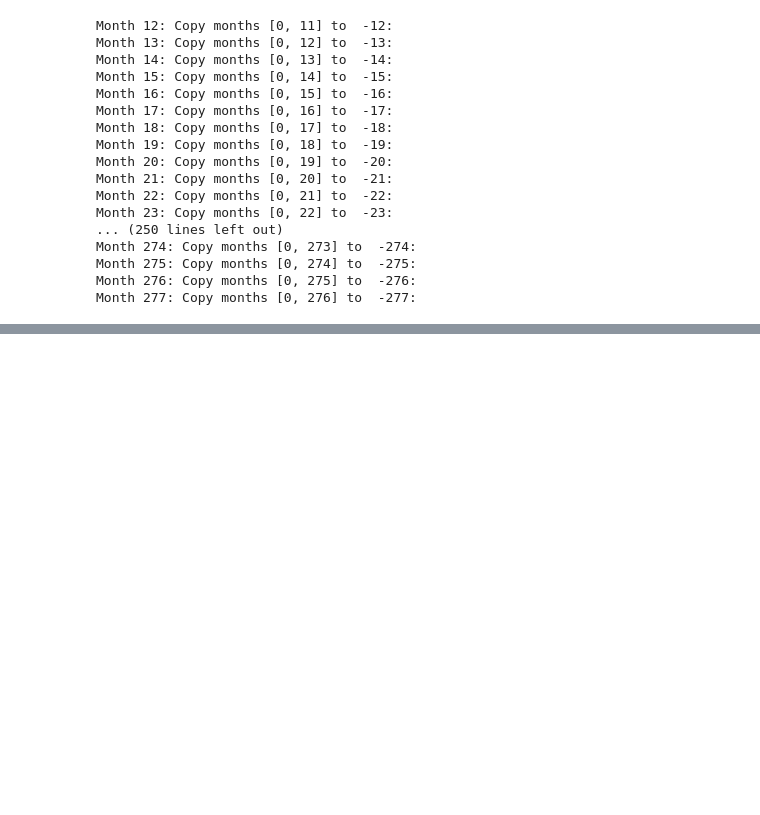
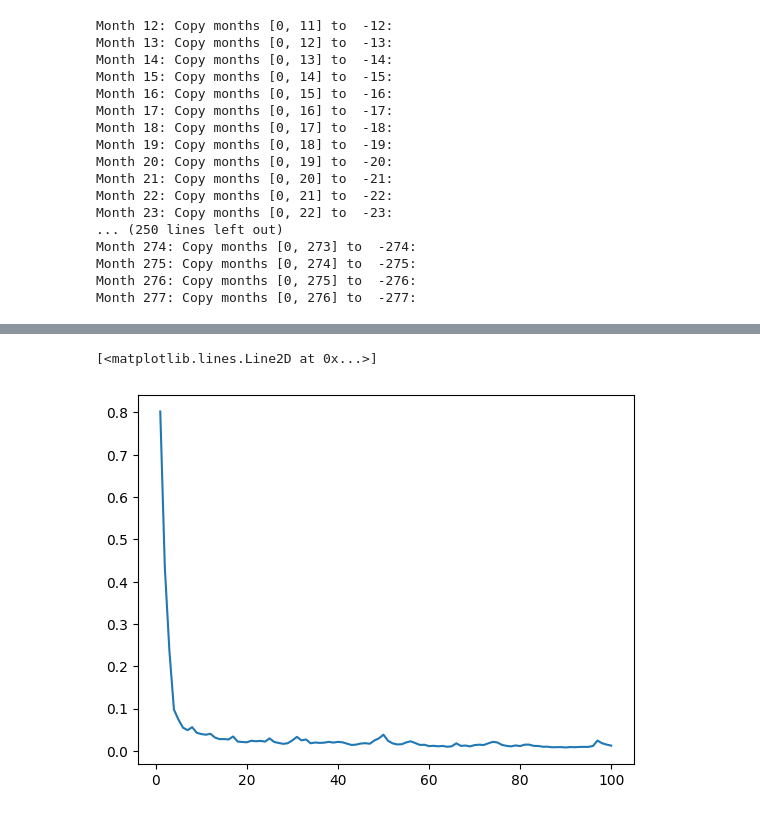
Before and after one commit to pcapp/LDL, a Jupyter notebook: tf_framework/peter/book_rnn.ipynb, the cells around one changed output, grey strips where cells are left out. Saved outputs shown, nothing was run; the diff lists cells and outputs as text; code cells hidden in the pictures; blank space fills up the shorter version.

Commit message:
Trained the RNN and plotted the loss.

```diff
--- a/tf_framework/peter/book_rnn.ipynb
+++ b/tf_framework/peter/book_rnn.ipynb
@@ -106,3 +106,16 @@ Month 274: Copy months [0, 273] to  -274:
 Month 275: Copy months [0, 274] to  -275:
 Month 276: Copy months [0, 275] to  -276:
 Month 277: Copy months [0, 276] to  -277:
+# %%
+total_test_months = len(test)
+total_test_months
+
+# Each example has at least MIN_HISTORY prior months.
+num_test_examples = total_test_months - MIN_HISTORY
+
+X_test = np.zeros((num_test_examples, total_test_months -1, 1))
+Y_test = np.zeros((num_test_examples, 1))
+
+for i in range(num_test_examples):
+  X_test[i, -(MIN_HISTORY+i): , 0] = test_sales_std[:MIN_HISTORY + i]
+  Y_test[i, 0] = test_sales_std[MIN_HISTORY+i]
@@ -108,0 +124,11 @@ Month 277: Copy months [0, 276] to  -277:
+# %%
+from keras.models import Sequential
+from keras.layers import SimpleRNN
+from keras.layers import Dense
+
+model = Sequential()
+# Note: I initially did not use relu and the performance suffered. Why?
+model.add(SimpleRNN(128, input_shape=(None, 1), activation='relu'))
+model.add(Dense(1, activation='linear'))
+model.compile(loss='mean_squared_error', optimizer='adam', metrics=['mean_absolute_error'])
+model.summary()
@@ -108,0 +149,13 @@ Month 277: Copy months [0, 276] to  -277:
+# %%
+epochs = 100
+batch_size = 16
+
+history = model.fit(
+  X_train,
+  Y_train,
+  validation_data=(X_test, Y_test),
+  epochs=epochs,
+  batch_size=batch_size,
+  verbose=2,
+  shuffle=True
+)
@@ -108,0 +180,9 @@ Month 277: Copy months [0, 276] to  -277:
+# %%
+loss = history.history['loss']
+xs = range(1, epochs + 1)
+ys = loss
+
+plt.plot(xs, ys)
+# %% [output]
+[<matplotlib.lines.Line2D at 0x...>]
+[figure, added]
```
Also changed, not shown: parts of 3 cells of this notebook, 1 other file.
